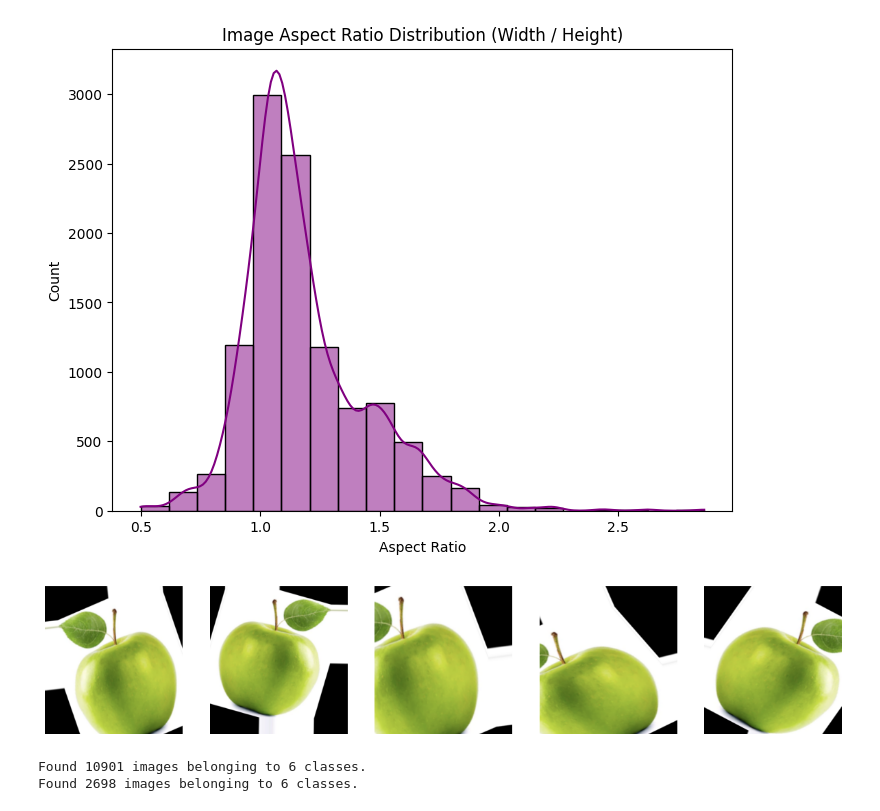
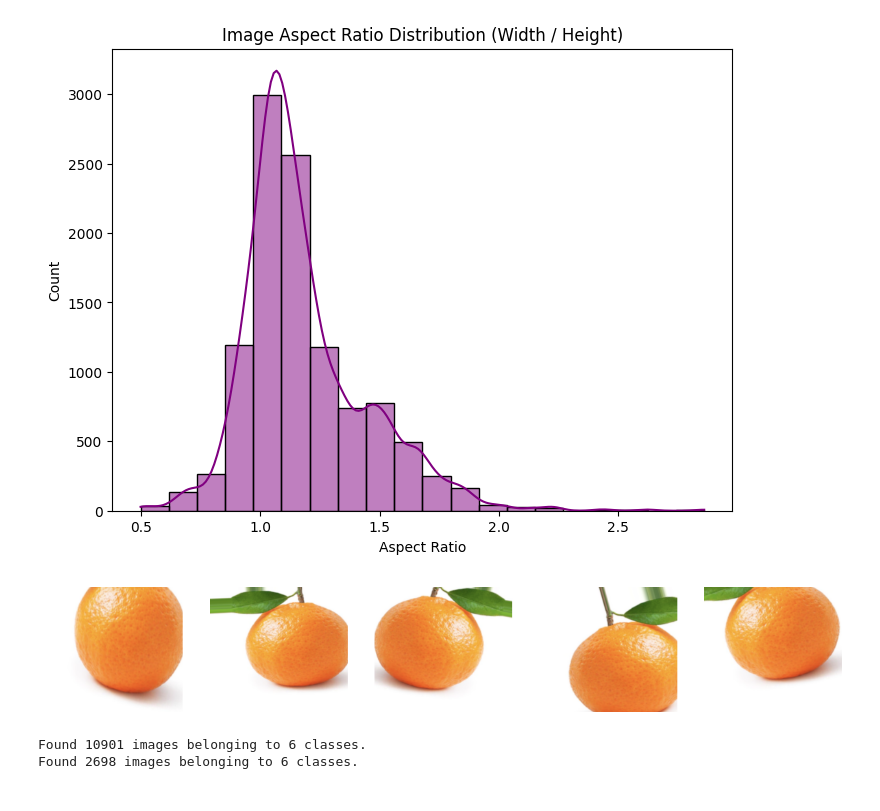
Before and after one commit to Pavan0-18/Fruit_image_classification-Fresh-vs-Rotten-, a Jupyter notebook: Final.ipynb, the cells around one changed output. Saved outputs shown, nothing was run; the diff lists cells and outputs as text; code cells hidden in the pictures.

```diff
--- a/Final.ipynb
+++ b/Final.ipynb
@@ -284,40 +251,36 @@ analyze_image_dimensions(train_data)
 [figure]
 # %%
 from tensorflow.keras.preprocessing.image import ImageDataGenerator
-
-# Define data augmentation strategy
 datagen = ImageDataGenerator(
     rotation_range=20,
     width_shift_range=0.2,
     height_shift_range=0.2,
     shear_range=0.2,
     zoom_range=0.2,
     horizontal_flip=True,
     fill_mode='nearest'
 )
 
-# Display a sample of augmented images
 def display_augmented_images(train_data, class_name, num_images=5):
     class_dir = os.path.join(train_data, class_name)
     image_path = os.path.join(class_dir, os.listdir(class_dir)[0])
 
     img = Image.open(image_path)
-    img = np.expand_dims(np.array(img), axis=0)  # Add batch dimension for augmentation
+    img = np.expand_dims(np.array(img), axis=0)
 
     plt.figure(figsize=(15, 5))
     i = 0
     for batch in datagen.flow(img, batch_size=1):
         plt.subplot(1, num_images, i + 1)
         plt.imshow(batch[0].astype('uint8'))
         plt.axis("off")
         i += 1
         if i == num_images:
             break
 
     plt.show()
 
-# Display augmented images for one class
-display_augmented_images(train_data, class_name="freshapples")
+display_augmented_images(train_data, class_name="freshoranges")
 # %% [output]
-[figure, old version]
+[figure, new version]
 # %%
```
Also changed, not shown: parts of 31 cells of this notebook.
